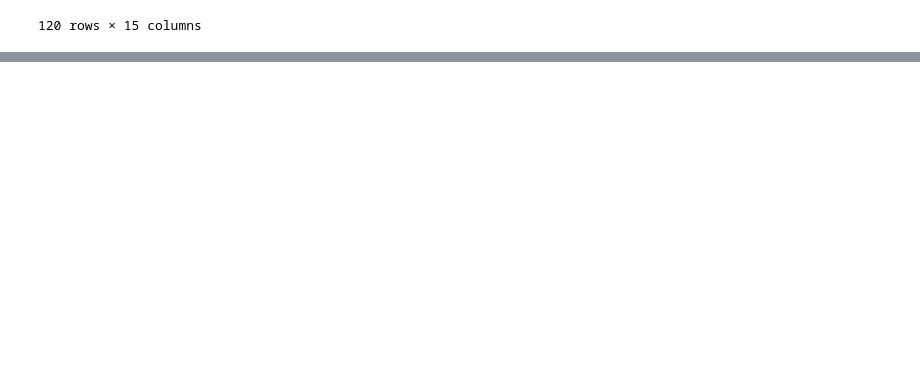
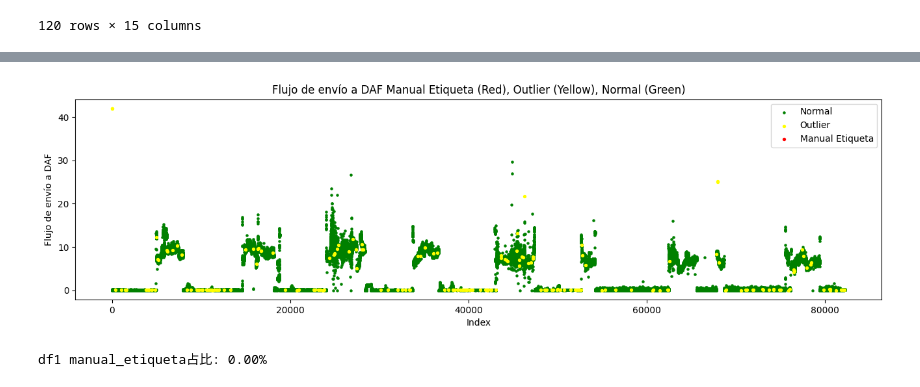
Before and after one commit to fchiapped/Proyecto-Grado, a Jupyter notebook: timeseries-labeler-main/timeseries-labeler-main/时间轴预先处理.ipynb, the cells around one changed output, grey strips where cells are left out. Saved outputs shown, nothing was run; the diff lists cells and outputs as text; code cells hidden in the pictures; blank space fills up the shorter version.

```diff
--- a/timeseries-labeler-main/timeseries-labeler-main/时间轴预先处理.ipynb
+++ b/timeseries-labeler-main/timeseries-labeler-main/时间轴预先处理.ipynb
@@ -307,0 +371,5 @@ NearestNeighbors does not accept missing values encoded as NaN natively. For sup
+# %%
+# 读取手动标记的long形式数据（以时间戳为id，最后一列为outlier标签）
+df_manual1 = pd.read_csv(r'E:\学习使我快乐\2025年下学期\proyecto_grado\proyecto\df_procesados\planta2_data_etiquetada_long.csv')
+
+df_manual1.head()
@@ -307,0 +384,4 @@ NearestNeighbors does not accept missing values encoded as NaN natively. For sup
+# %%
+
+df1['manual_etiqueta'] = df1['timestamp'].isin(df_manual1['timestamp'])
+df1.head()
@@ -307,0 +397,26 @@ NearestNeighbors does not accept missing values encoded as NaN natively. For sup
+# %%
+# 可视化df1，manual_etiqueta为红色，outlier为黄色，其他为绿色
+first_col = df1.select_dtypes(include='number').columns[2]
+y = df1[first_col]
+x = range(len(y))
+manual_mask = df1['manual_etiqueta']
+outlier_mask = df1['outlier'] & (~manual_mask)
+normal_mask = ~(manual_mask | outlier_mask)
+import matplotlib.pyplot as plt
+plt.figure(figsize=(16, 4))
+plt.scatter([i for i in x if normal_mask.iloc[i]], y[normal_mask], color='green', s=5, label='Normal')
+plt.scatter([i for i in x if outlier_mask.iloc[i]], y[outlier_mask], color='yellow', s=8, label='Outlier')
+plt.scatter([i for i in x if manual_mask.iloc[i]], y[manual_mask], color='red', s=8, label='Manual Etiqueta')
+plt.title(f'{first_col} Manual Etiqueta (Red), Outlier (Yellow), Normal (Green)')
+plt.xlabel('Index')
+plt.ylabel(first_col)
+plt.legend()
+plt.show()
+# %% [output]
+[figure, added]
+# %%
+#df1 manual_etiqueta占比
+pct_manual = df1['manual_etiqueta'].mean() * 100
+print(f"df1 manual_etiqueta占比: {pct_manual:.2f}%")
+# %% [output]
+df1 manual_etiqueta占比: 0.00%
```
Also changed, not shown: parts of 16 cells of this notebook, 2 other files.
